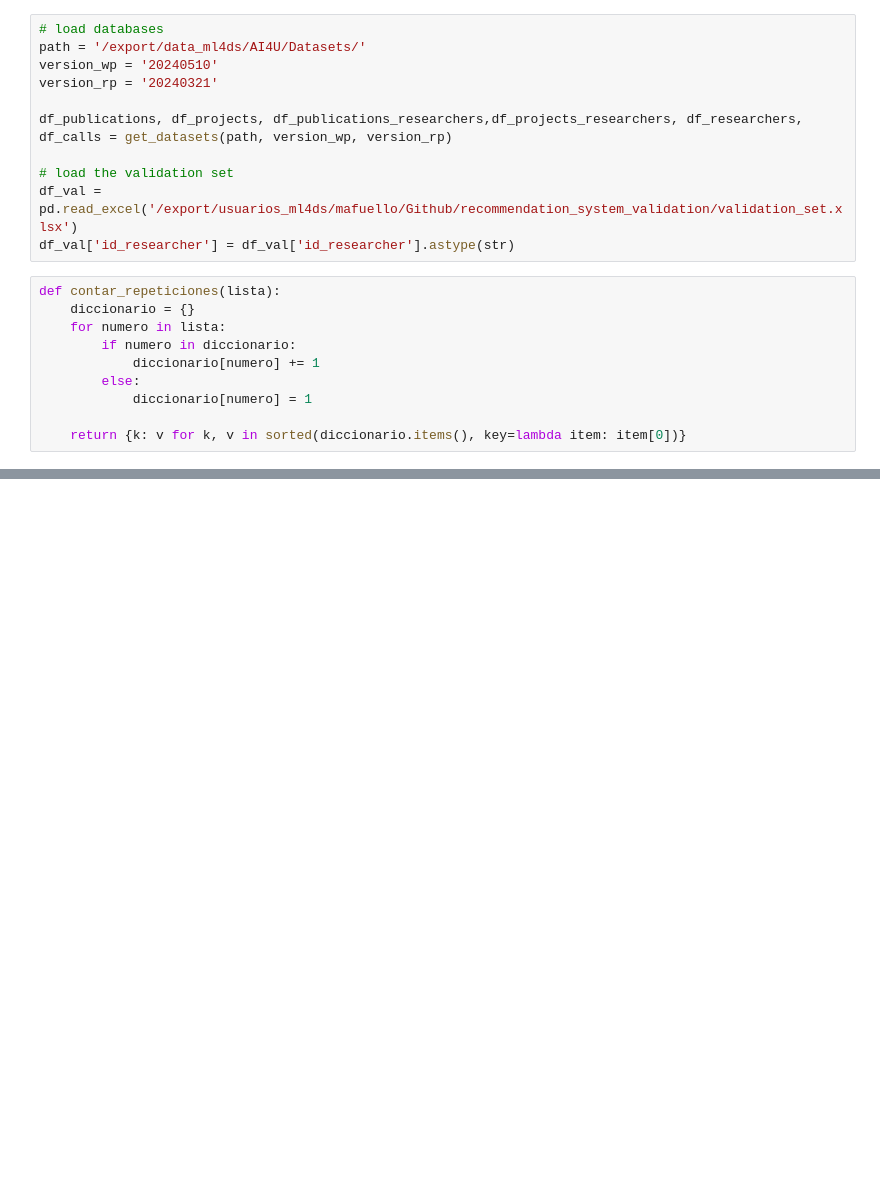
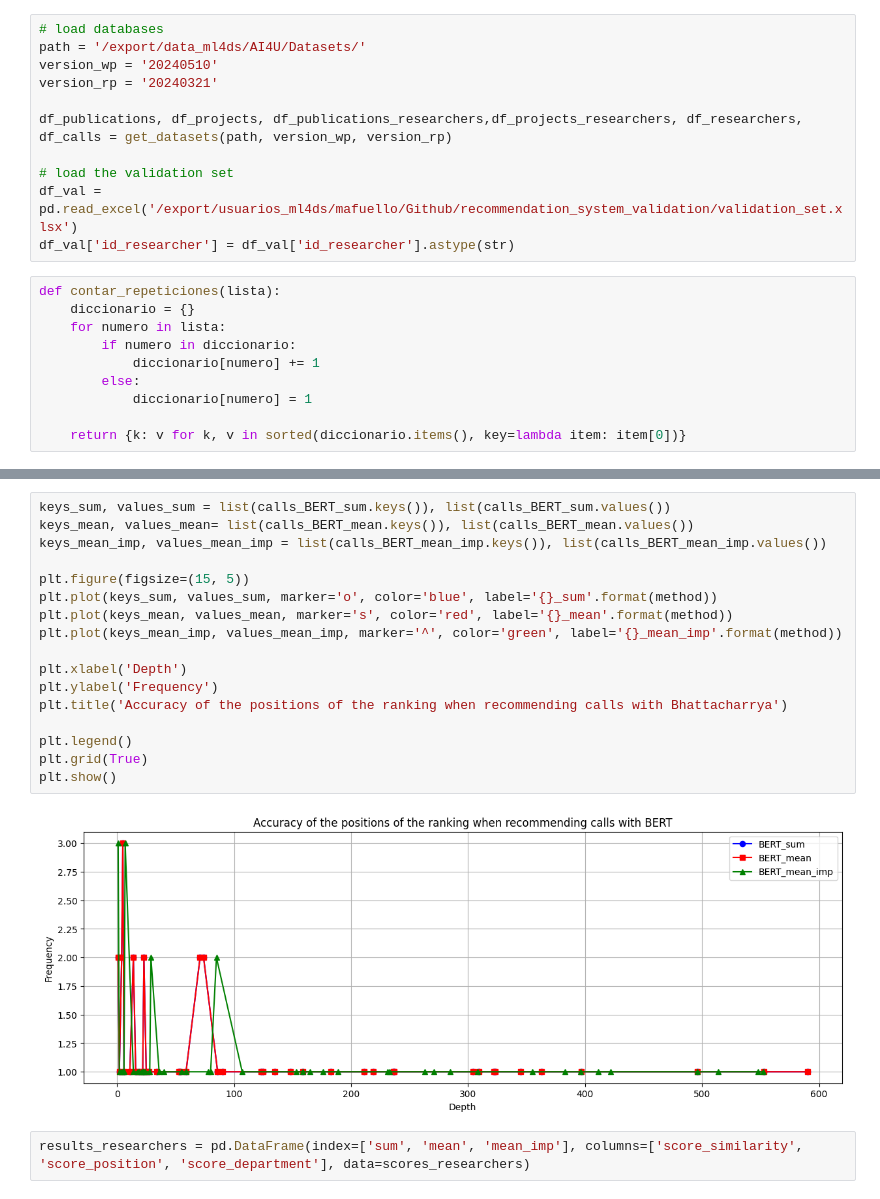
Before and after one commit to AI4University/recommendation_system_validation, a Jupyter notebook: plot_ranking.ipynb, the cells around one changed output, grey strips where cells are left out. Cells and saved outputs as stored; diff of their text form; blank space fills up the shorter version.

```diff
--- a/plot_ranking.ipynb
+++ b/plot_ranking.ipynb
@@ -98,0 +108,21 @@ plt.show()
+# %%
+keys_sum, values_sum = list(calls_BERT_sum.keys()), list(calls_BERT_sum.values())
+keys_mean, values_mean= list(calls_BERT_mean.keys()), list(calls_BERT_mean.values())
+keys_mean_imp, values_mean_imp = list(calls_BERT_mean_imp.keys()), list(calls_BERT_mean_imp.values())
+
+plt.figure(figsize=(15, 5))
+plt.plot(keys_sum, values_sum, marker='o', color='blue', label='{}_sum'.format(method))
+plt.plot(keys_mean, values_mean, marker='s', color='red', label='{}_mean'.format(method))
+plt.plot(keys_mean_imp, values_mean_imp, marker='^', color='green', label='{}_mean_imp'.format(method))
+
+plt.xlabel('Depth')
+plt.ylabel('Frequency')
+plt.title('Accuracy of the positions of the ranking when recommending calls with Bhattacharrya')
+
+plt.legend()
+plt.grid(True)
+plt.show()
+# %% [output]
+[figure, added]
+# %%
+results_researchers = pd.DataFrame(index=['sum', 'mean', 'mean_imp'], columns=['score_similarity', 'score_position', 'score_department'], data=scores_researchers)
```
Also changed, not shown: parts of 6 cells of this notebook.
